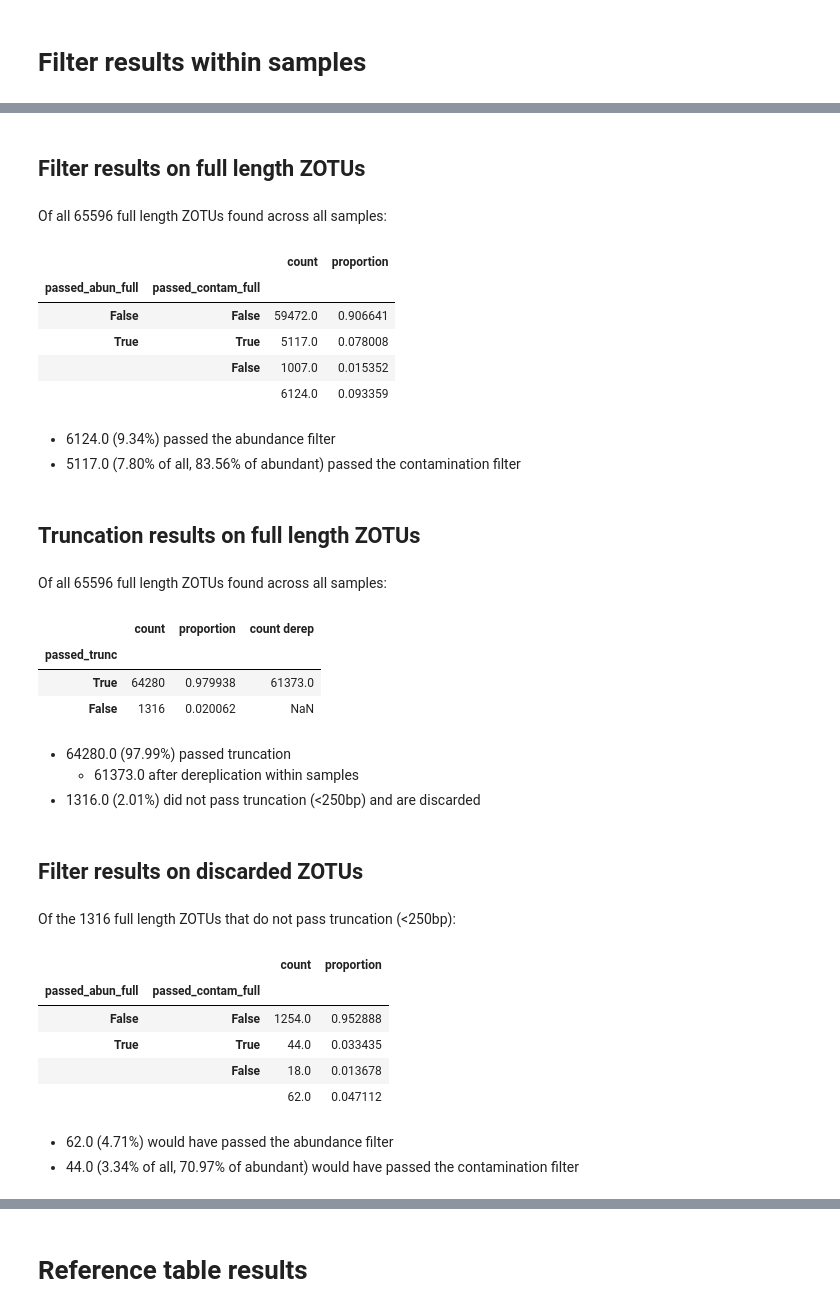
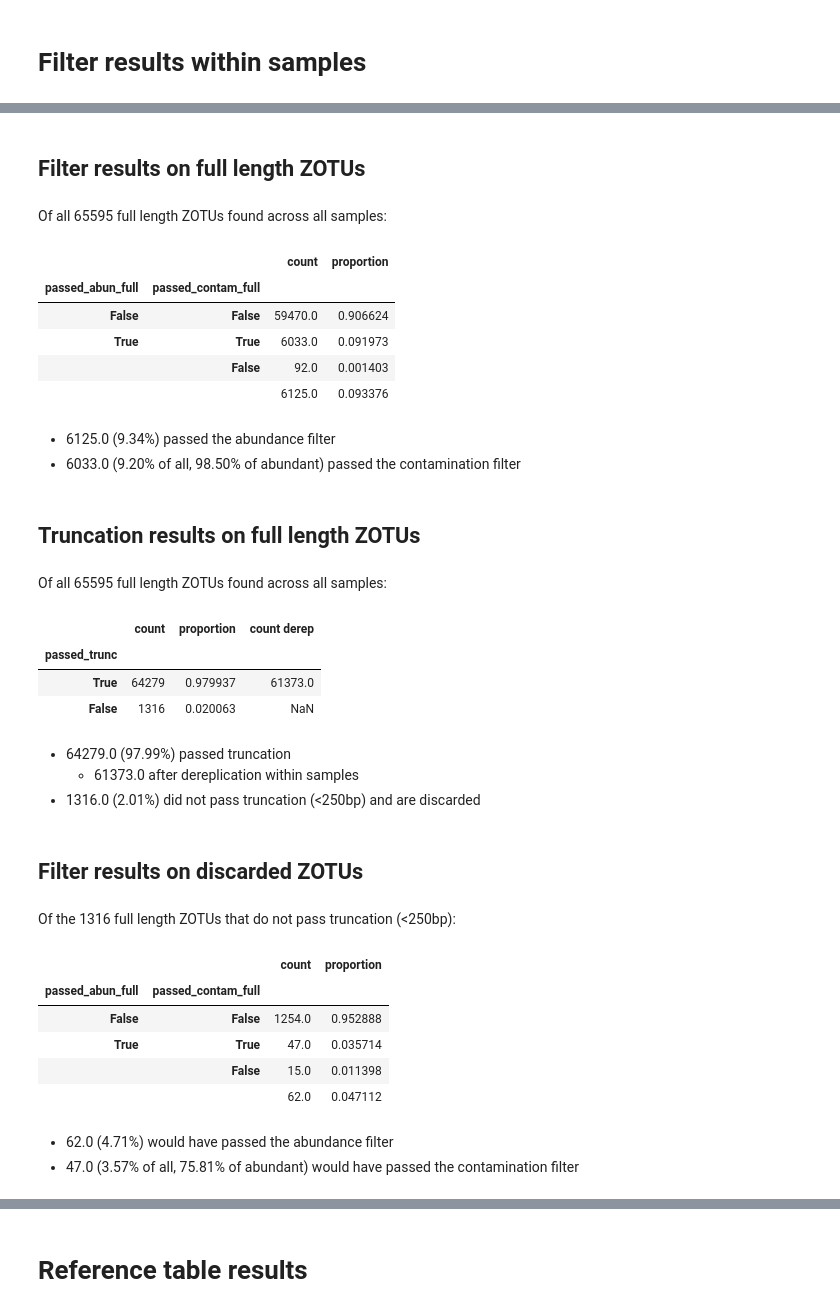
Before and after one commit to SethGG/mycodiversity-arise, a Jupyter notebook: 7_data_analysis.ipynb, the cells around one changed output, grey strips where cells are left out. Drawn from its saved outputs; the diff is of its cells as text; code cells hidden in the pictures.

```diff
--- a/7_data_analysis.ipynb
+++ b/7_data_analysis.ipynb
@@ -7,7 +7,7 @@ import os
 from IPython.display import Markdown as md
 # %%
 output_tables = "output_tables"
-run_dir_name = "2024_11_11_14_53_output"
+run_dir_name = "2024_11_18_16_07_output"
 run_dir = os.path.join(output_tables, run_dir_name)
 
 df_sample_mapping = pd.read_csv(os.path.join(output_tables, "sample_mapping.csv"))
@@ -21,3 +21,20 @@ df_refseq = pd.read_csv(os.path.join(run_dir, "refseq_table_pk.csv"))
 
 df_refseq_srr_mapping_full = pd.read_csv(os.path.join(run_dir, "mapping_table_pk_zotu_srr_full.csv"))
 df_refseq_srr_mapping = pd.read_csv(os.path.join(run_dir, "mapping_table_pk_zotu_srr.csv"))
+
+df_refseq_tax_full = pd.read_csv(os.path.join(run_dir, "refseq_table_pk_full_tax.csv"))
+df_refseq_tax = pd.read_csv(os.path.join(run_dir, "refseq_table_pk_tax.csv"))
+# %%
+# Merged table for analyzing results
+df = df_sample_mapping.merge(df_truncate_mapping, on=["srr_name"], how="right")
+df = df.merge(df_filter_mapping_full, on=["srr_name", "zotu_id"], how="left")
+df = df.merge(df_filter_mapping.rename(columns={"zotu_id": "trunc_zotu_id"}), on=["srr_name", "trunc_zotu_id"],
+              suffixes=("_full", "_trunc"), how="left")
+df = df.merge(df_refseq_srr_mapping_full, on=["srr_name", "zotu_id"], how="left")
+df = df.merge(df_refseq_srr_mapping.rename(columns={"zotu_id": "trunc_zotu_id"}),
+                                                        on=["srr_name", "trunc_zotu_id"], suffixes=("_full", "_trunc"), how="left")
+df = df.merge(df_refseq_tax_full.rename(columns={"refsequence_pk": "refsequence_pk_full"}), on=["refsequence_pk_full"], how="left")
+df = df.merge(df_refseq_tax.rename(
+    columns={"refsequence_pk": "refsequence_pk_trunc"}),on=["refsequence_pk_trunc"], suffixes=("_full", "_trunc"), how="left")
+
+display(df.info())
@@ -24,10 +60,2 @@ df_refseq_srr_mapping = pd.read_csv(os.path.join(run_dir, "mapping_table_pk_zotu
 # %% [markdown]
 # Filter results within samples
-# %%
-# Merged table for analyzing filter results
-display(md("## Merged table for analyzing filter results"))
-df_merged_filter = df_truncate_mapping.merge(df_filter_mapping_full, on=["srr_name", "zotu_id"], how="left")
-df_merged_filter = df_merged_filter.merge(df_filter_mapping.rename(columns={"zotu_id": "trunc_zotu_id"}), on=["srr_name", "trunc_zotu_id"],
-              suffixes=("_full", "_trunc"), how="left")
-df = df_merged_filter
-display(df.describe())
@@ -41,31 +62,31 @@ display(df.describe())
 # %%
 #Filter results on full length ZOTUs
 df_filter_counts = pd.DataFrame.join(
     df.value_counts(subset=['passed_abun_full', 'passed_contam_full']),
     df.value_counts(subset=['passed_abun_full', 'passed_contam_full'], normalize=True))
 df_filter_counts.loc[(True,""),:] = df_filter_counts.loc[(True, slice(None))][['count', 'proportion']].sum()
 display(md("## Filter results on full length ZOTUs"))
 display(md(f"Of all {df.shape[0]} full length ZOTUs found across all samples:"))
 display(df_filter_counts)
 
-num_passed_abun_full = df_filter_counts.loc[(True, '')]['count']
+num_passed_abun = df_filter_counts.loc[(True, '')]['count']
 prop_passed_abun = df_filter_counts.loc[(True, '')]['proportion']
 num_passed_contam = df_filter_counts.loc[(True, True)]['count']
 prop_passed_contam = df_filter_counts.loc[(True, True)]['proportion']
 prop_passed_contam_abun = prop_passed_contam / prop_passed_abun
-display(md(f"- {num_passed_abun_full} ({prop_passed_abun:.2%}) passed the abundance filter\n"
+display(md(f"- {num_passed_abun} ({prop_passed_abun:.2%}) passed the abundance filter\n"
            f"- {num_passed_contam} ({prop_passed_contam:.2%} of all, {prop_passed_contam_abun:.2%} of abundant) passed the contamination filter"))
 # %% [output]
 ## Filter results on full length ZOTUs
-Of all 65596 full length ZOTUs found across all samples:
+Of all 65595 full length ZOTUs found across all samples:
 |  |  | count | proportion |
 | passed_abun_full | passed_contam_full |  |  |
-| False | False | 59472.0 | 0.906641 |
-| True | True | 5117.0 | 0.078008 |
-|  | False | 1007.0 | 0.015352 |
-|  |  | 6124.0 | 0.093359 |
+| False | False | 59470.0 | 0.906624 |
+| True | True | 6033.0 | 0.091973 |
+|  | False | 92.0 | 0.001403 |
+|  |  | 6125.0 | 0.093376 |
-- 6124.0 (9.34%) passed the abundance filter
-- 5117.0 (7.80% of all, 83.56% of abundant) passed the contamination filter
+- 6125.0 (9.34%) passed the abundance filter
+- 6033.0 (9.20% of all, 98.50% of abundant) passed the contamination filter
 # %%
 # Truncation results on full length ZOTUs
 df_trunc = df[df["passed_trunc"] == True]
@@ -88,12 +109,12 @@ display(md(f"- {num_passed_trunc} ({prop_passed_trunc:.2%}) passed truncation\n"
            f"- {num_not_passed_trunc} ({prop_not_passed_trunc:.2%}) did not pass truncation (<250bp) and are discarded"))
 # %% [output]
 ## Truncation results on full length ZOTUs
-Of all 65596 full length ZOTUs found across all samples:
+Of all 65595 full length ZOTUs found across all samples:
 |  | count | proportion | count derep |
 | passed_trunc |  |  |  |
-| True | 64280 | 0.979938 | 61373.0 |
-| False | 1316 | 0.020062 | NaN |
+| True | 64279 | 0.979937 | 61373.0 |
+| False | 1316 | 0.020063 | NaN |
-- 64280.0 (97.99%) passed truncation
+- 64279.0 (97.99%) passed truncation
 	- 61373.0 after dereplication within samples
 - 1316.0 (2.01%) did not pass truncation (<250bp) and are discarded
 # %%
@@ -107,12 +128,12 @@ display(md("## Filter results on discarded ZOTUs"))
 display(md(f"Of the {df_not_trunc.shape[0]} full length ZOTUs that do not pass truncation (<250bp):"))
 display(df_not_trunc_filter_counts)
 
-num_passed_abun_disc = df_not_trunc_filter_counts.loc[(True, '')]['count']
+num_passed_abun = df_not_trunc_filter_counts.loc[(True, '')]['count']
 prop_passed_abun = df_not_trunc_filter_counts.loc[(True, '')]['proportion']
 num_passed_contam = df_not_trunc_filter_counts.loc[(True, True)]['count']
 prop_passed_contam = df_not_trunc_filter_counts.loc[(True, True)]['proportion']
 prop_passed_contam_abun = prop_passed_contam / prop_passed_abun
-display(md(f"- {num_passed_abun_disc} ({prop_passed_abun:.2%}) would have passed the abundance filter\n"
+display(md(f"- {num_passed_abun} ({prop_passed_abun:.2%}) would have passed the abundance filter\n"
            f"- {num_passed_contam} ({prop_passed_contam:.2%} of all, {prop_passed_contam_abun:.2%} of abundant) would have passed the contamination filter"))
 # %% [output]
 ## Filter results on discarded ZOTUs
@@ -120,11 +141,11 @@ Of the 1316 full length ZOTUs that do not pass truncation (<250bp):
 |  |  | count | proportion |
 | passed_abun_full | passed_contam_full |  |  |
 | False | False | 1254.0 | 0.952888 |
-| True | True | 44.0 | 0.033435 |
-|  | False | 18.0 | 0.013678 |
+| True | True | 47.0 | 0.035714 |
+|  | False | 15.0 | 0.011398 |
 |  |  | 62.0 | 0.047112 |
 - 62.0 (4.71%) would have passed the abundance filter
-- 44.0 (3.34% of all, 70.97% of abundant) would have passed the contamination filter
+- 47.0 (3.57% of all, 75.81% of abundant) would have passed the contamination filter
 # %%
 # Filter results on truncated ZOTUs
 df_trunc_filter_counts = pd.DataFrame.join(
```
Also changed, not shown: parts of 13 cells of this notebook, 2 other files.
